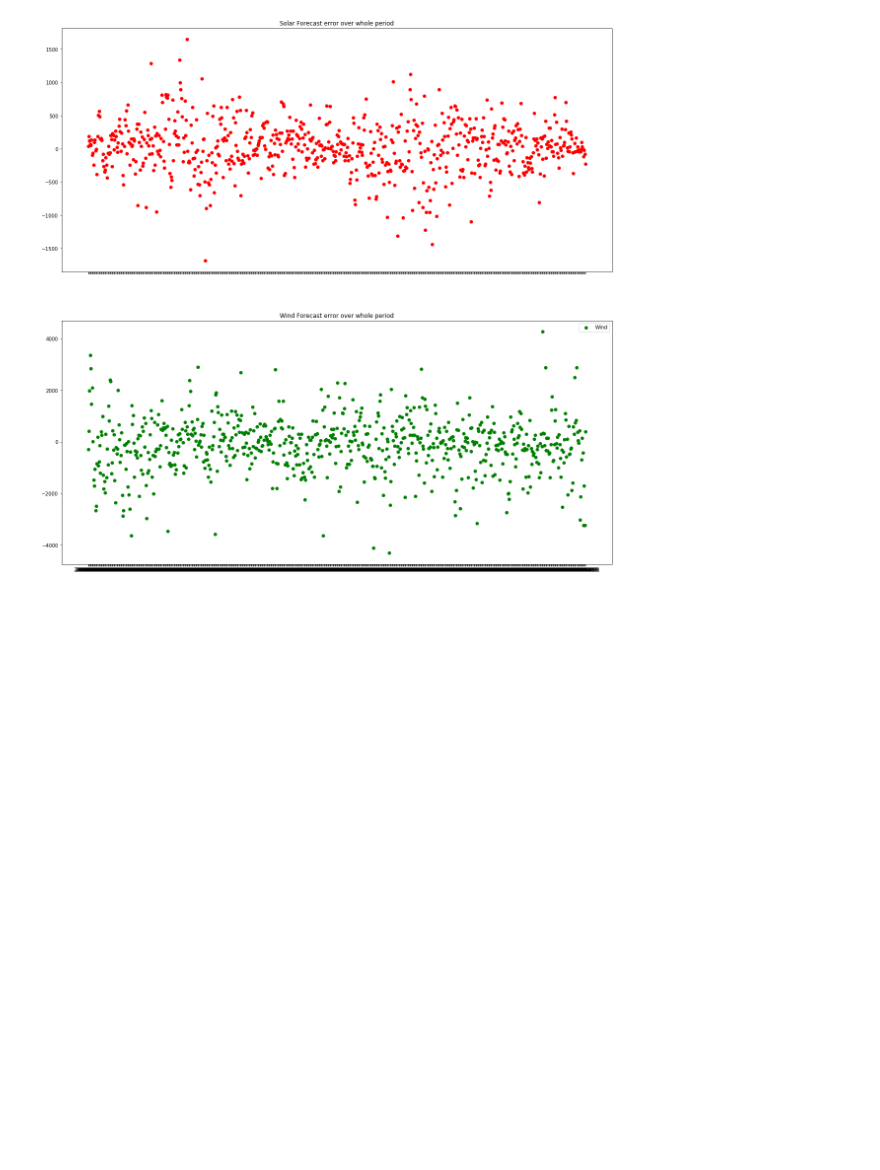
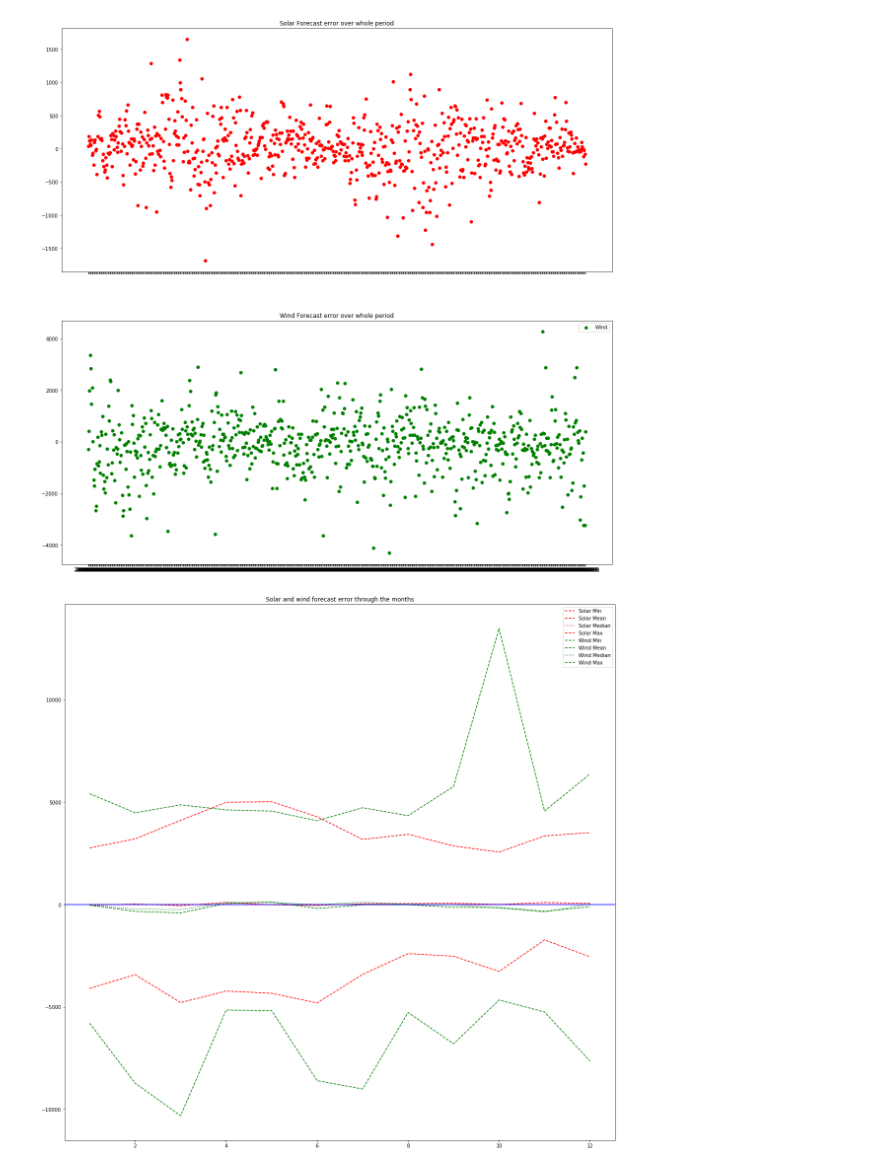
Before and after one commit to mauricepohl/pandas, a Jupyter notebook: 03_modeling/Development of forecast errors.ipynb, the cells around one changed output. Cells and saved outputs as stored; diff of their text form; code cells hidden in the pictures; blank space fills up the shorter version.

```diff
--- a/03_modeling/Development of forecast errors.ipynb
+++ b/03_modeling/Development of forecast errors.ipynb
@@ -27,3 +27,35 @@ plt.show()
 # %%
 data_grouped_month = data[['month',"solar_forecast_error", "wind_forecast_error"]].groupby([data['month']])
 #print(data_grouped_month[["solar_forecast_error", "wind_forecast_error"]].describe())
+# %%
+data_grouped_month_mean = data_grouped_month.mean()
+data_grouped_month_median = data_grouped_month.median()
+data_grouped_month_min = data_grouped_month.min()
+data_grouped_month_max = data_grouped_month.max()
+
+x = data_grouped_month_mean.index
+y1 = data_grouped_month_min["solar_forecast_error"]
+y2 = data_grouped_month_mean["solar_forecast_error"]
+y3 = data_grouped_month_median["solar_forecast_error"]
+y4 = data_grouped_month_max["solar_forecast_error"]
+y5 = data_grouped_month_min["wind_forecast_error"]
+y6 = data_grouped_month_mean["wind_forecast_error"]
+y7 = data_grouped_month_median["wind_forecast_error"]
+y8 = data_grouped_month_max["wind_forecast_error"]
+
+# exclude min and max to see mean and median trend
+f, (ax) = plt.subplots(1, 1, figsize=(20, 20), sharex=True)
+ax.plot(x, y1, label="Solar Min", c="r", linestyle='--')
+ax.plot(x, y2, label="Solar Mean", c="r", linestyle='--')
+ax.plot(x, y3, label="Solar Median", c="r", linestyle=':')
+ax.plot(x, y4, label="Solar Max", c="r", linestyle='--')
+ax.plot(x, y5, label="Wind Min", c="g", linestyle='--')
+ax.plot(x, y6, label="Wind Mean", c="g", linestyle='--')
+ax.plot(x, y7, label="Wind Median", c="g", linestyle=':')
+ax.plot(x, y8, label="Wind Max", c="g", linestyle='--')
+ax.set_title("Solar and wind forecast error through the months")
+ax.axhline(y=0, color='b')
+plt.legend()
+plt.show()
+# %% [output]
+[figure, added]
```
Also changed, not shown: parts of 10 cells of this notebook, 10 other files.
